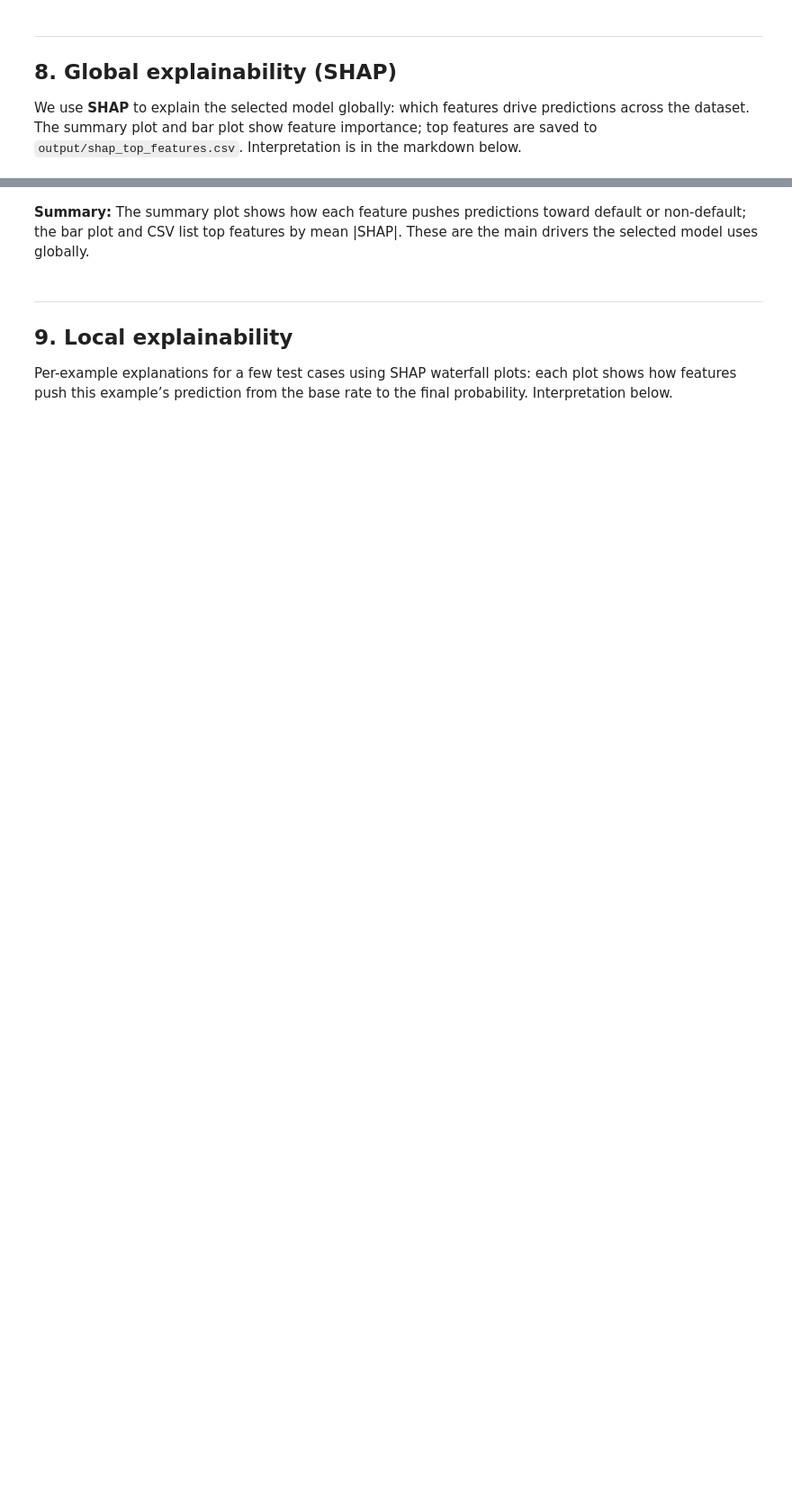
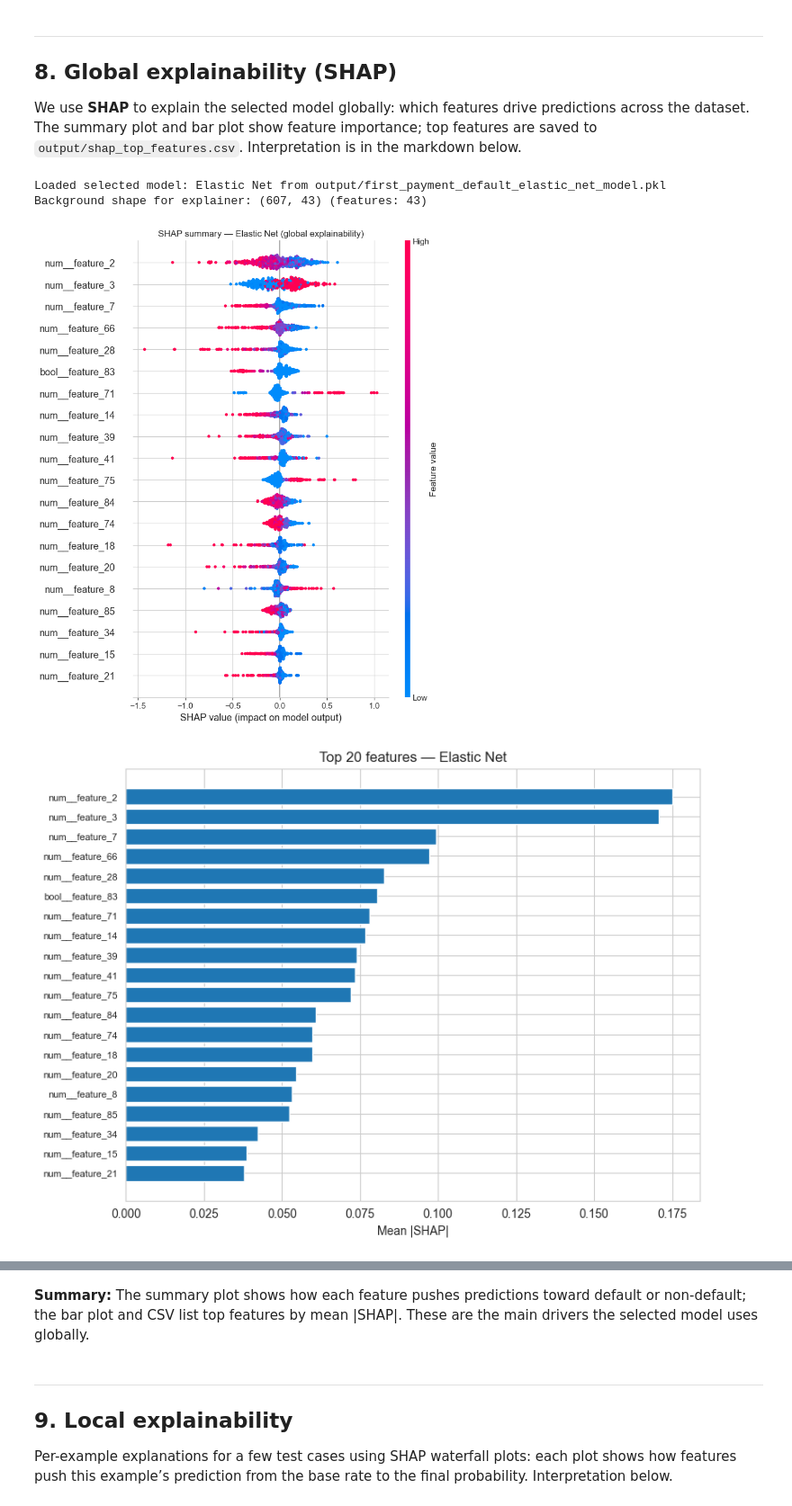
Before and after one commit to rocaaj/dsba-classification-proj, a Jupyter notebook: anthony_roca.ipynb, the cells around one changed output, grey strips where cells are left out. Shown at 90% size. Cells and saved outputs as stored; diff of their text form; code cells hidden in the pictures; blank space fills up the shorter version.

```diff
--- a/anthony_roca.ipynb
+++ b/anthony_roca.ipynb
@@ -75,7 +75,7 @@ def save_model(estimator, model_name):
 cv = model_selection.StratifiedKFold(n_splits=3, shuffle=True, random_state=RANDOM_STATE)
 SMOTE_DEFAULT = SMOTE(sampling_strategy=0.25, k_neighbors=5, random_state=RANDOM_STATE)
 
-def make_l1_selector(C=0.1, max_iter=1000):
+def make_l1_selector(C=0.1, max_iter=5000):
     """L1 LogisticRegression for SelectFromModel (feature selection)."""
     base = linear_model.LogisticRegression(
         penalty="l1", solver="saga", class_weight="balanced",
@@ -110,6 +110,19 @@ def run_base_vs_tuned(pipe_base, best_estimator, X_train_clean, y_train, X_val_c
     print(f"\n{output_key.replace('_', ' ').title()} — base vs tuned (validation set):")
     print(comp.to_string(index=False))
 
+class ThresholdWrapper:
+    """Wraps a classifier to use a custom decision threshold (for predict); predict_proba unchanged. Exposes .estimator for SHAP."""
+    def __init__(self, estimator, threshold=0.5):
+        self.estimator = estimator
+        self.threshold = threshold
+    def predict(self, X):
+        proba = self.estimator.predict_proba(X)[:, 1]
+        return (proba >= self.threshold).astype(int)
+    def predict_proba(self, X):
+        return self.estimator.predict_proba(X)
+    def fit(self, X, y=None):
+        return self
+
 # plot defaults
 plt.rcParams["figure.figsize"] = (8, 5)
 sns.set_style("whitegrid")
@@ -382,8 +395,8 @@ if "model_results" not in dir():
 
 pipe_enet = ImbPipeline([
     ("smote", SMOTE_DEFAULT),
-    ("select", make_l1_selector(C=0.1, max_iter=2000)),
-    ("clf", linear_model.LogisticRegression(penalty="elasticnet", solver="saga", class_weight="balanced", random_state=RANDOM_STATE, max_iter=2000)),
+    ("select", make_l1_selector(C=0.1, max_iter=5000)),
+    ("clf", linear_model.LogisticRegression(penalty="elasticnet", solver="saga", class_weight="balanced", random_state=RANDOM_STATE, max_iter=5000)),
 ])
 param_grid = {
     "select__estimator__C": [0.1, 1.0],
@@ -401,8 +414,8 @@ print_val_metrics("Elastic Net", search_enet.best_params_, val_metrics_enet)
 # base vs tuned: metrics and train/test time (validation set)
 pipe_enet_base = ImbPipeline([
     ("smote", SMOTE_DEFAULT),
-    ("select", make_l1_selector(C=0.1, max_iter=2000)),
-    ("clf", linear_model.LogisticRegression(penalty="elasticnet", solver="saga", class_weight="balanced", random_state=RANDOM_STATE, max_iter=2000, C=0.1, l1_ratio=0.5)),
+    ("select", make_l1_selector(C=0.1, max_iter=5000)),
+    ("clf", linear_model.LogisticRegression(penalty="elasticnet", solver="saga", class_weight="balanced", random_state=RANDOM_STATE, max_iter=5000, C=0.1, l1_ratio=0.5)),
 ])
 run_base_vs_tuned(pipe_enet_base, best_enet, X_train_clean, y_train, X_val_clean, y_val, val_metrics_enet, "elastic_net")
 # %% [output]
@@ -420,7 +439,7 @@ Pipeline: SMOTE → L1 selector → SVM (RBF). GridSearchCV on train; validation
 # model 2: SVM — two imbalance techniques: SMOTE + class_weight='balanced'; probability=True for KS/ROC.
 pipe_svm = ImbPipeline([
     ("smote", SMOTE_DEFAULT),
-    ("select", make_l1_selector(C=0.1, max_iter=1000)),
+    ("select", make_l1_selector(C=0.1, max_iter=5000)),
     ("clf", svm.SVC(kernel="rbf", class_weight="balanced", probability=True, random_state=RANDOM_STATE)),
 ])
 param_grid_svm = {"select__estimator__C": [0.1, 1.0], "clf__C": [1.0, 10.0], "clf__gamma": ["scale"]}
@@ -435,7 +454,7 @@ print_val_metrics("SVM", search_svm.best_params_, val_metrics_svm)
 # base vs tuned: metrics and train/test time (validation set)
 pipe_svm_base = ImbPipeline([
     ("smote", SMOTE_DEFAULT),
-    ("select", make_l1_selector(C=1.0, max_iter=1000)),
+    ("select", make_l1_selector(C=1.0, max_iter=5000)),
     ("clf", svm.SVC(kernel="rbf", C=1.0, gamma="scale", class_weight="balanced", probability=True, random_state=RANDOM_STATE)),
 ])
 run_base_vs_tuned(pipe_svm_base, best_svm, X_train_clean, y_train, X_val_clean, y_val, val_metrics_svm, "svm")
@@ -456,6 +483,14 @@ param_grid_rf = {"clf__n_estimators": [100, 200], "clf__max_depth": [10, 20], "c
 search_rf = model_selection.GridSearchCV(pipe_rf, param_grid_rf, cv=cv, scoring="roc_auc", n_jobs=-1)
 search_rf.fit(X_train_clean, y_train)
 best_rf = search_rf.best_estimator_
+# threshold optimization on validation set (improve F1/KS; default 0.5 is too high for imbalanced RF)
+proba_val = best_rf.predict_proba(X_val_clean)[:, 1]
+thresholds = np.linspace(0.05, 0.95, 91)
+f1_at_t = np.array([f1_score(y_val, (proba_val >= t).astype(int), zero_division=0) for t in thresholds])
+best_threshold = thresholds[np.argmax(f1_at_t)]
+print(f"Threshold optimization (val): best F1 at threshold={best_threshold:.3f}; F1={f1_at_t.max():.4f}")
+wrapped_clf = ThresholdWrapper(best_rf["clf"], best_threshold)
+best_rf = ImbPipeline([(n, wrapped_clf if n == "clf" else s) for n, s in best_rf.named_steps.items()])
 val_metrics_rf = eval_metrics(best_rf, X_val_clean, y_val)
 model_results.append({"name": "Random Forest", "key": "random_forest", "best_estimator": best_rf, "val_metrics": val_metrics_rf})
 save_model(best_rf, "random_forest")
@@ -601,6 +683,8 @@ print(f"Background shape for explainer: {X_background.shape} (features: {len(fea
 
 # build explainer by model type (use saved model only)
 clf = expl_model["clf"]
+if hasattr(clf, 'estimator'):
+    clf = clf.estimator
 if selected_key == "xgboost" and xgb is not None:
     explainer = shap.TreeExplainer(clf, X_background, feature_perturbation="interventional")
 elif selected_key == "random_forest":
@@ -633,30 +717,35 @@ shap_summary = np.abs(shap_values).mean(axis=0)
 top_k = min(20, len(explain_names))
 top_idx = np.argsort(shap_summary)[::-1][:top_k]
 top_features = [(explain_names[i], float(shap_summary[i])) for i in top_idx]
 
 # summary plot (beeswarm)
 plt.figure(figsize=(10, 8))
 shap.summary_plot(shap_values, X_explain, feature_names=explain_names.tolist(), show=False, max_display=top_k)
 plt.title(f"SHAP summary — {selected_name} (global explainability)")
 plt.tight_layout()
 plt.savefig(os.path.join(OUTPUT_DIR, "shap_summary_plot.png"), dpi=100, bbox_inches="tight")
 plt.show()
 
 # bar plot: mean |SHAP| (feature importance)
 fig, ax = plt.subplots(figsize=(8, 6))
 names = [top_features[i][0] for i in range(len(top_features))]
 imps = [top_features[i][1] for i in range(len(top_features))]
 y_pos = np.arange(len(names))[::-1]
 ax.barh(y_pos, imps, align="center")
 ax.set_yticks(y_pos)
 ax.set_yticklabels(names, fontsize=8)
 ax.set_xlabel("Mean |SHAP|")
 ax.set_title(f"Top {top_k} features — {selected_name}")
 plt.tight_layout()
 plt.savefig(os.path.join(OUTPUT_DIR, "shap_importance_plot.png"), dpi=100, bbox_inches="tight")
 plt.show()
 
 # save top features to CSV for reporting
 top_df = pd.DataFrame(top_features, columns=["feature", "mean_abs_shap"])
 top_df.to_csv(os.path.join(OUTPUT_DIR, "shap_top_features.csv"), index=False)
 print(f"\nTop {top_k} features (mean |SHAP|):\n{top_df.to_string(index=False)}")
+# %% [output]
+Loaded selected model: Elastic Net from output/first_payment_default_elastic_net_model.pkl
+Background shape for explainer: (607, 43) (features: 43)
+[figure, added]
+[figure, added]
```
Also changed, not shown: parts of 9 cells of this notebook, 16 other files.
